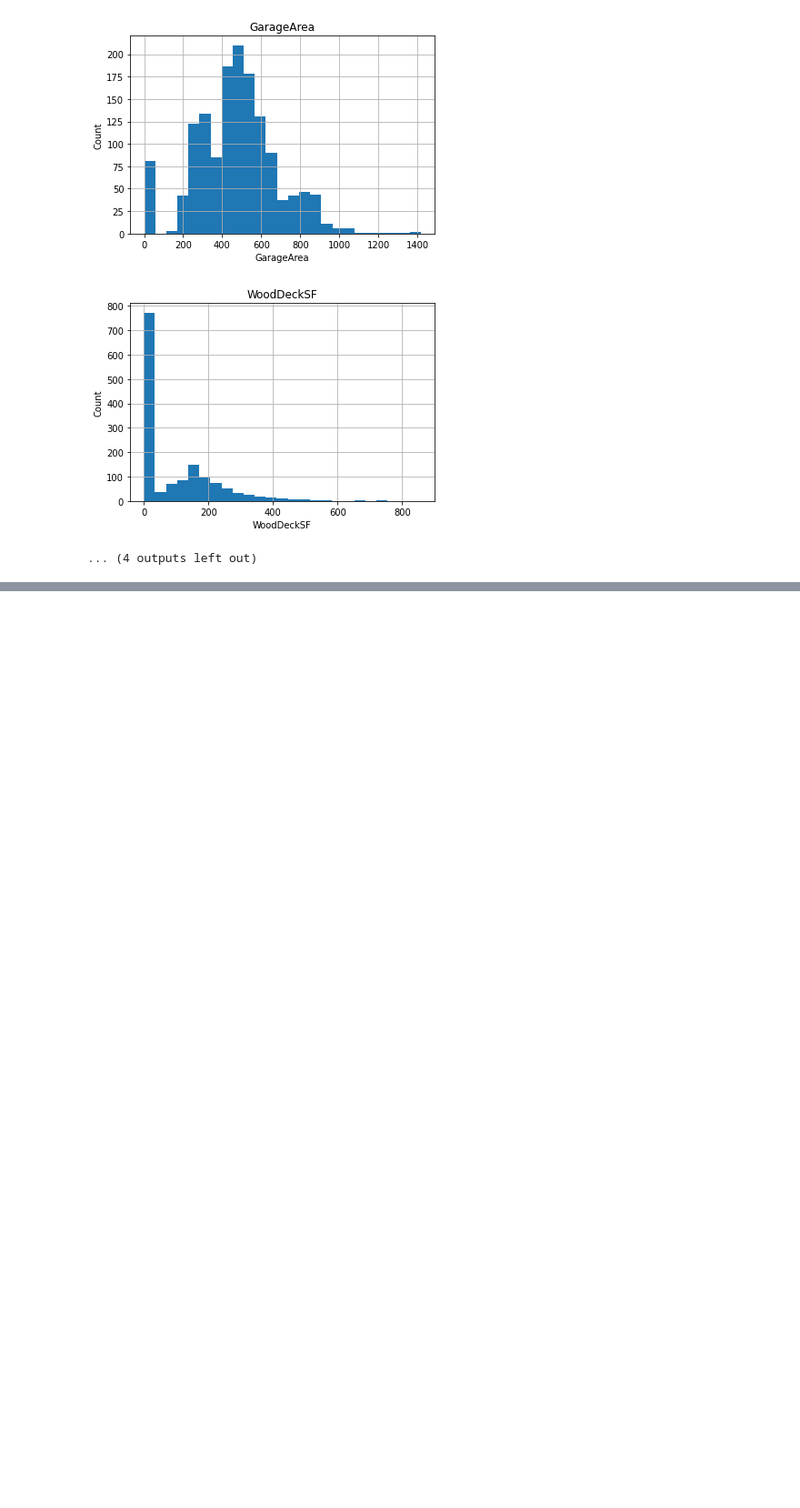
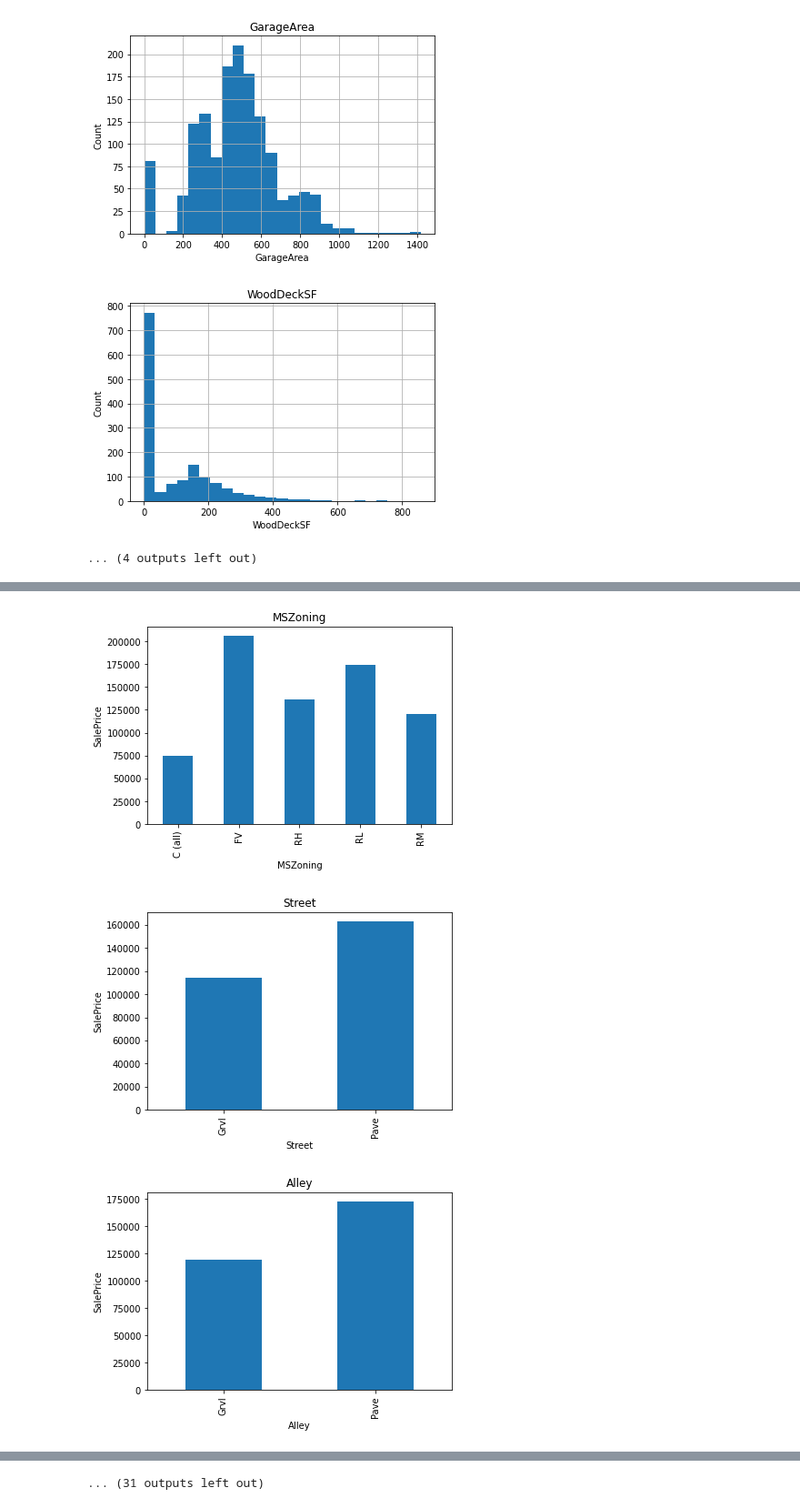
Before and after one commit to up1512001/Machine-Learning, a Jupyter notebook: Project/Advanced_House_price_predection.ipynb, the cells around one changed output, grey strips where cells are left out. Shown at 91% size. Cells and saved outputs as stored; diff of their text form; code cells hidden in the pictures; blank space fills up the shorter version.

```diff
--- a/Project/Advanced_House_price_predection.ipynb
+++ b/Project/Advanced_House_price_predection.ipynb
@@ -263,0 +307,3 @@ for feature in continuous_feature:
+# %%
+catagorical_feature = [feature for feature in dataset.columns if dataset[feature].dtype=='O']
+print('Total catagorical Features are {}'.format(len(catagorical_feature)))
@@ -263,0 +341,3 @@ for feature in continuous_feature:
+# %%
+for feature in catagorical_feature:
+  print('The Feature is {} and Number of catagories are {}'.format(feature,len(dataset[feature].unique())))
@@ -263,0 +362,12 @@ for feature in continuous_feature:
+# %%
+for feature in catagorical_feature:
+  data = dataset.copy()
+  data.groupby(feature)['SalePrice'].median().plot.bar()
+  plt.xlabel(feature)
+  plt.ylabel('SalePrice')
+  plt.title(feature)
+  plt.show()
+# %% [output]
+[figure, added]
+[figure, added]
+[figure, added]
@@ -263,0 +383 @@ for feature in continuous_feature:
+... (31 outputs left out)
```
Also changed, not shown: parts of 10 cells of this notebook.
